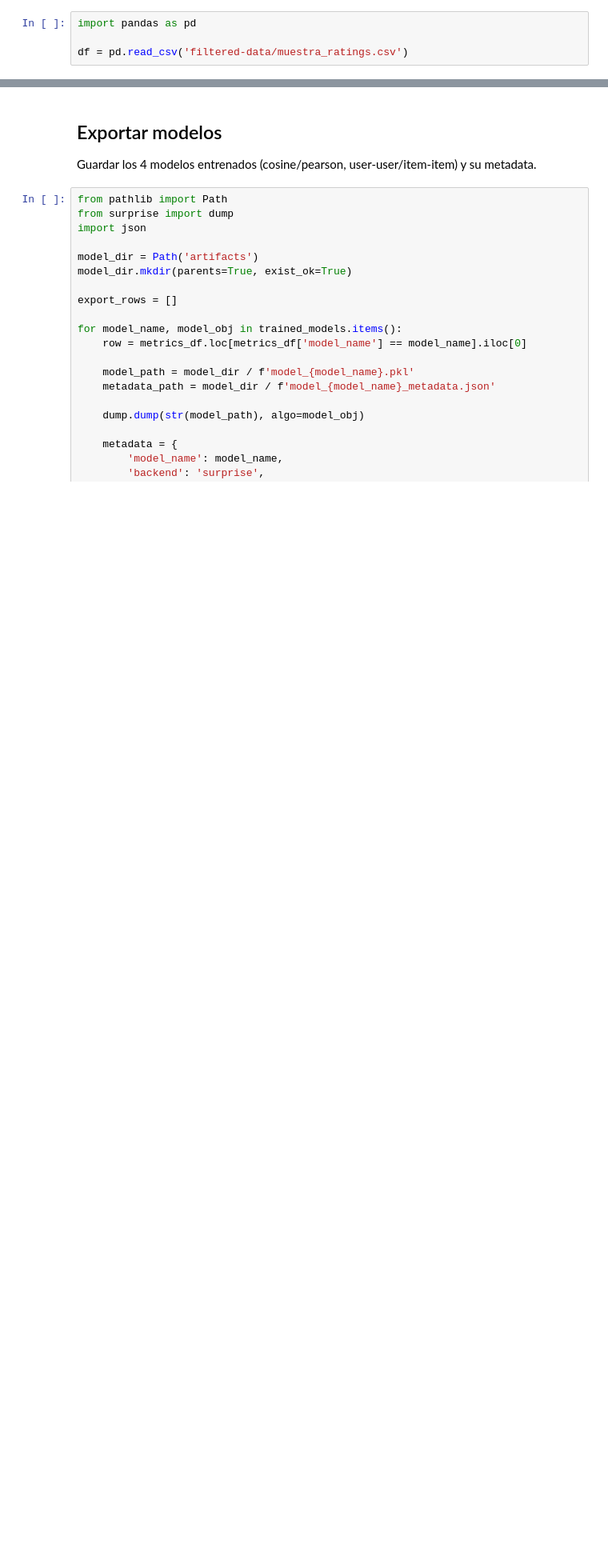
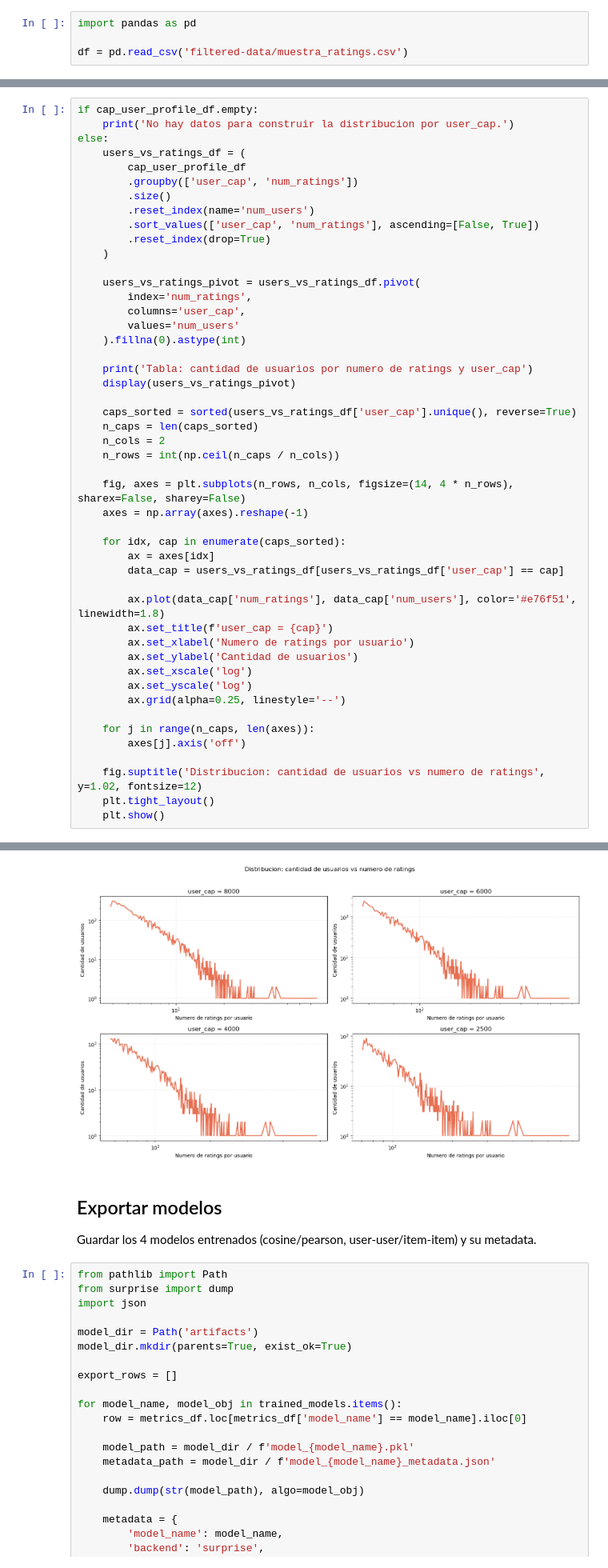
Before and after one commit to MINE4201-202601-E07/Taller-1-Notebooks, a Jupyter notebook: final-models.ipynb, the cells around one changed output, grey strips where cells are left out. Shown at 80% size. Saved outputs shown, nothing was run; the diff lists cells and outputs as text; blank space fills up the shorter version.

```diff
--- a/final-models.ipynb
+++ b/final-models.ipynb
@@ -179,0 +347,49 @@ Error:
+# %%
+if cap_user_profile_df.empty:
+    print('No hay datos para construir la distribucion por user_cap.')
+else:
+    users_vs_ratings_df = (
+        cap_user_profile_df
+        .groupby(['user_cap', 'num_ratings'])
+        .size()
+        .reset_index(name='num_users')
+        .sort_values(['user_cap', 'num_ratings'], ascending=[False, True])
+        .reset_index(drop=True)
+    )
+
+    users_vs_ratings_pivot = users_vs_ratings_df.pivot(
+        index='num_ratings',
+        columns='user_cap',
+        values='num_users'
+    ).fillna(0).astype(int)
+
+    print('Tabla: cantidad de usuarios por numero de ratings y user_cap')
+    display(users_vs_ratings_pivot)
+
+    caps_sorted = sorted(users_vs_ratings_df['user_cap'].unique(), reverse=True)
+    n_caps = len(caps_sorted)
+    n_cols = 2
+    n_rows = int(np.ceil(n_caps / n_cols))
+
+    fig, axes = plt.subplots(n_rows, n_cols, figsize=(14, 4 * n_rows), sharex=False, sharey=False)
+    axes = np.array(axes).reshape(-1)
+
+    for idx, cap in enumerate(caps_sorted):
+        ax = axes[idx]
+        data_cap = users_vs_ratings_df[users_vs_ratings_df['user_cap'] == cap]
+
+        ax.plot(data_cap['num_ratings'], data_cap['num_users'], color='#e76f51', linewidth=1.8)
+        ax.set_title(f'user_cap = {cap}')
+        ax.set_xlabel('Numero de ratings por usuario')
+        ax.set_ylabel('Cantidad de usuarios')
+        ax.set_xscale('log')
+        ax.set_yscale('log')
+        ax.grid(alpha=0.25, linestyle='--')
+
+    for j in range(n_caps, len(axes)):
+        axes[j].axis('off')
+
+    fig.suptitle('Distribucion: cantidad de usuarios vs numero de ratings', y=1.02, fontsize=12)
+    plt.tight_layout()
+    plt.show()
+# %% [output]
@@ -180,3 +426,4 @@ Error:
+[figure, added]
 # %% [markdown]
 ## Exportar modelos
 Guardar los 4 modelos entrenados (cosine/pearson, user-user/item-item) y su metadata.
```
Also changed, not shown: parts of 7 cells of this notebook, 1 other file.
